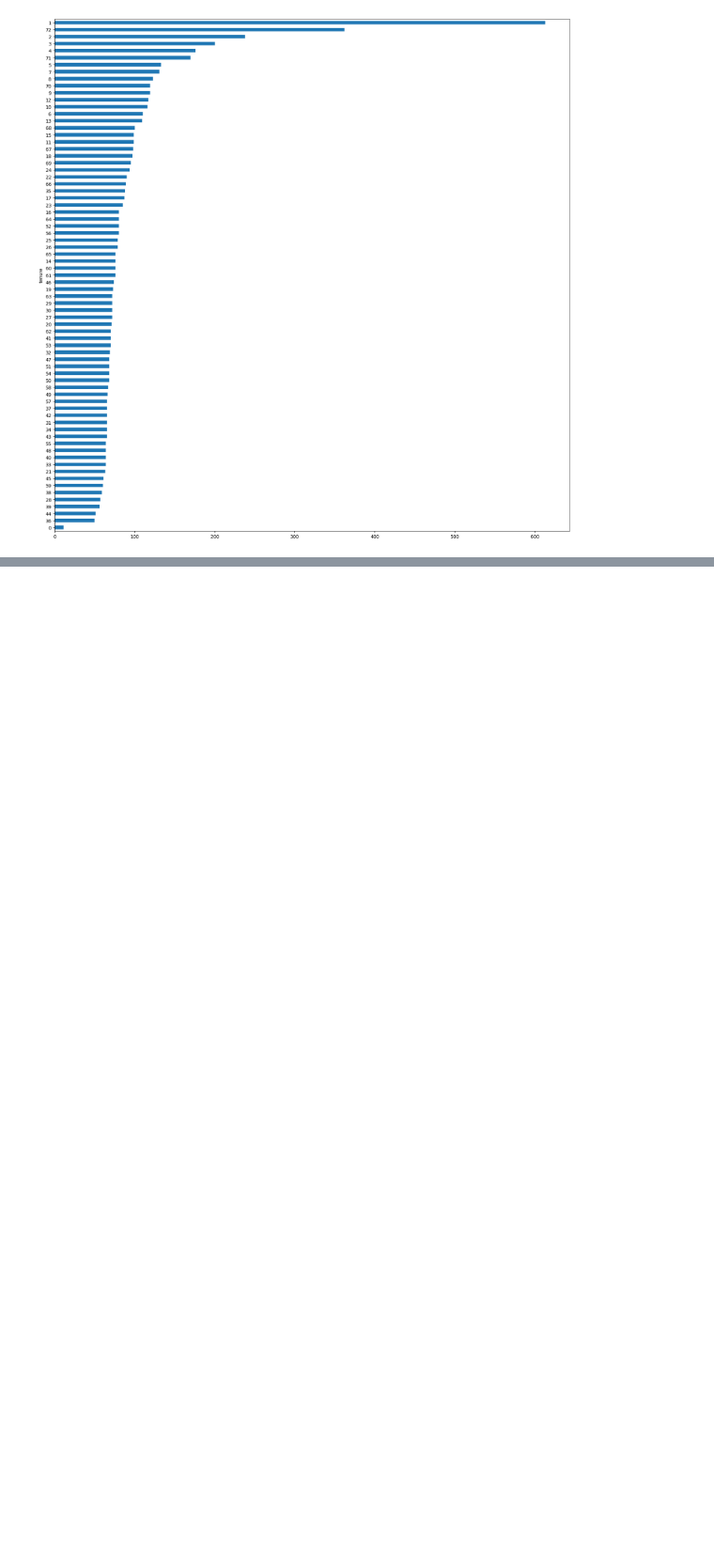
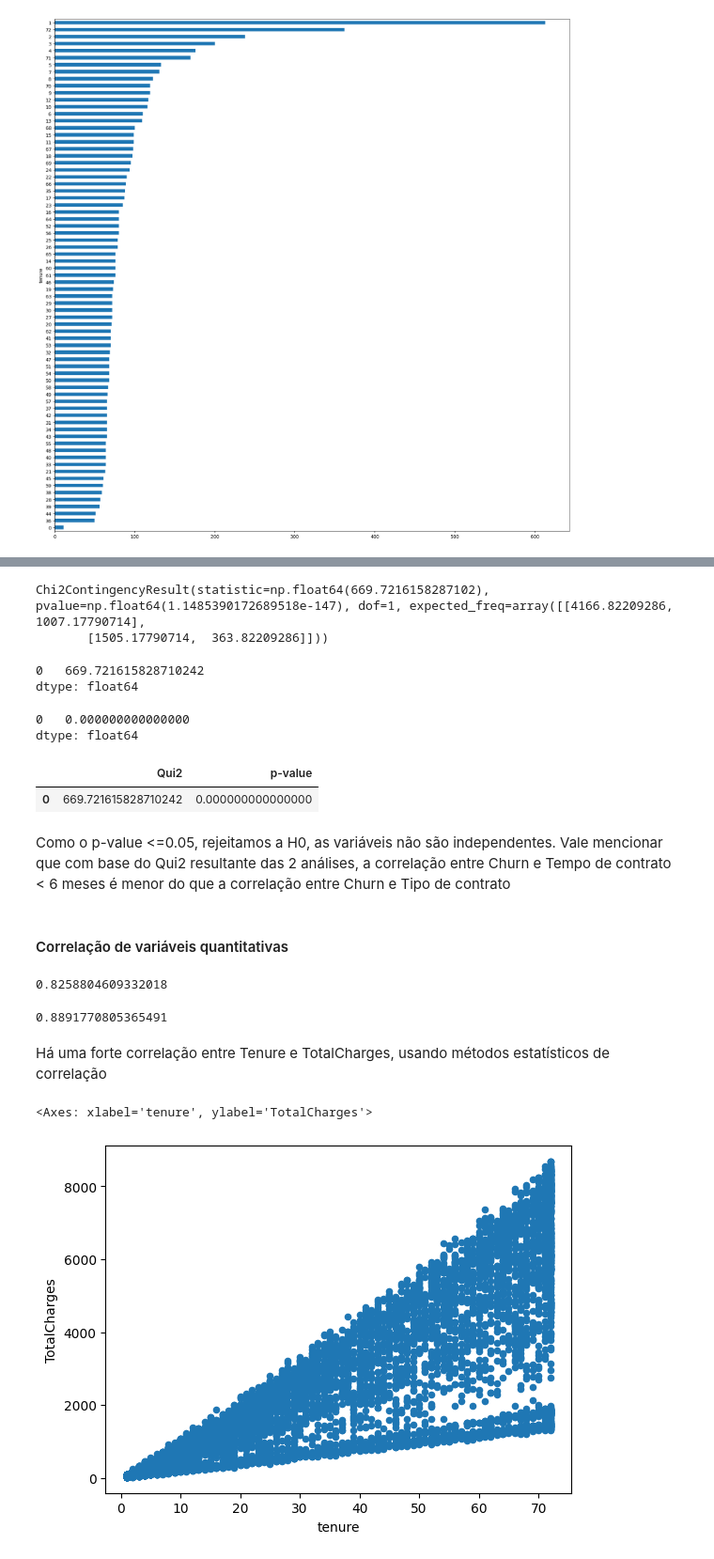
Before and after one commit to Matheusmslopes/EDA, a Jupyter notebook: eda_churn.ipynb, the cells around one changed output, grey strips where cells are left out. Shown at 94% size. Cells and saved outputs as stored; diff of their text form; code cells hidden in the pictures; blank space fills up the shorter version.

```diff
--- a/eda_churn.ipynb
+++ b/eda_churn.ipynb
@@ -130,11 +130,11 @@ df_contracts.tail(5)
 # %%
 # Transformar coluna TotalCharges de String para Float - Abordagem 1 com astype
 # df_contracts.TotalCharges (não funciona com nomes que tenham espaco) ou df_contracts['TotalCharges']
-df_contracts['TotalCharges'] = df_contracts.TotalCharges.astype(float)
+# df_contracts['TotalCharges'] = df_contracts.TotalCharges.astype(float)
 # Nesse caso vai dar erro pois tem espaço em branco nos registros (não consegue transformar espaço em branco em float)
 # %%
 # Transformar coluna TotalCharges de String para Float - Abordagem 2 com to_numeric
-df_contracts['TotalCharges'] = pd.to_numeric(df_contracts.TotalCharges)
+# df_contracts['TotalCharges'] = pd.to_numeric(df_contracts.TotalCharges)
 # Nesse caso vai dar erro pois tem espaço em branco nos registros (não consegue transformar espaço em branco em float)
 # %%
 # Transformar coluna TotalCharges de String para Float - Abordagem 3 com to_numerico com coerce
@@ -251,7 +251,7 @@ dtypes: int64(1), str(4)
 memory usage: 275.2 KB
 # %%
 # Rename usando Lista - Modificar todos os nomes de colunas
-df_customers.columns = ['IDCliente', 'Genero', 'Mais65anos', 'TemParceiro', 'TemDependentes']
+# df_customers.columns = ['IDCliente', 'Genero', 'Mais65anos', 'TemParceiro', 'TemDependentes']
 # Troca todos os nomes das colunas (Precisa seguir a ordem)
 # %% [markdown]
 ## Unificar DataFrames de customers, services e contracts
@@ -737,0 +820,3 @@ df_churn.groupby(['tenure'])['tenure'].count().sort_values().plot.barh(figsize=(
+# %%
+# Criar coluna nova
+df_churn['TimeLess6months'] = np.where(df_churn.tenure < 6, 'Yes', 'No')
@@ -737,0 +837,19 @@ df_churn.groupby(['tenure'])['tenure'].count().sort_values().plot.barh(figsize=(
+# %%
+# Calcular os Scores
+chi_scores_churn_tenure6 = chi2_contingency(df_crosstab_churn_tenure6)
+print(chi_scores_churn_tenure6)
+# %% [output]
+Chi2ContingencyResult(statistic=np.float64(669.7216158287102), pvalue=np.float64(1.1485390172689518e-147), dof=1, expected_freq=array([[4166.82209286, 1007.17790714],
+       [1505.17790714,  363.82209286]]))
+# %%
+scores_churn_tenure6 = pd.Series(chi_scores_churn_tenure6[0])
+print(scores_churn_tenure6)
+# %% [output]
+0   669.721615828710242
+dtype: float64
+# %%
+pvalues_churn_tenure6 = pd.Series(chi_scores_churn_tenure6[1])
+print(pvalues_churn_tenure6)
+# %% [output]
+0   0.000000000000000
+dtype: float64
@@ -737,0 +859,33 @@ df_churn.groupby(['tenure'])['tenure'].count().sort_values().plot.barh(figsize=(
+# %%
+# Analisar o DataFrame
+df_chi_scores_churn_tenure6
+# %% [output]
+|  | Qui2 | p-value |
+| 0 | 669.721615828710242 | 0.000000000000000 |
+# %% [markdown]
+Como o p-value <=0.05, rejeitamos a H0, as variáveis não são independentes. Vale mencionar que com base do Qui2 resultante das 2 análises, a correlação entre Churn e Tempo de contrato < 6 meses é menor do que a correlação entre Churn e Tipo de contrato
+# %% [markdown]
+#### Correlação de variáveis quantitativas
+# %%
+# Tenure com TotalCharges
+# Quanto mais tempo de contrato, maior o valor pago
+
+# Correlação entre 2 variaveis numericas - Pearson
+corr_tenure_totalCharges_Pearson = df_churn.tenure.corr(df_churn.TotalCharges)
+print(corr_tenure_totalCharges_Pearson)
+# %% [output]
+0.8258804609332018
+# %%
+# Correlação entre 2 variaveis numericas - Spearman
+corr_tenure_totalCharges_Spearman = df_churn.tenure.corr(df_churn.TotalCharges, method='spearman')
+print(corr_tenure_totalCharges_Spearman)
+# %% [output]
+0.8891770805365491
+# %% [markdown]
+Há uma forte correlação entre Tenure e TotalCharges, usando métodos estatísticos de correlação
+# %%
+# Apresentar plot Scatter entre Tenure e TotalCharges - Gráfico de dispersão
+df_churn.plot.scatter(x='tenure', y='TotalCharges' )
+# %% [output]
+<Axes: xlabel='tenure', ylabel='TotalCharges'>
+[figure, added]
```
Also changed, not shown: parts of 23 cells of this notebook, 2 other files.
